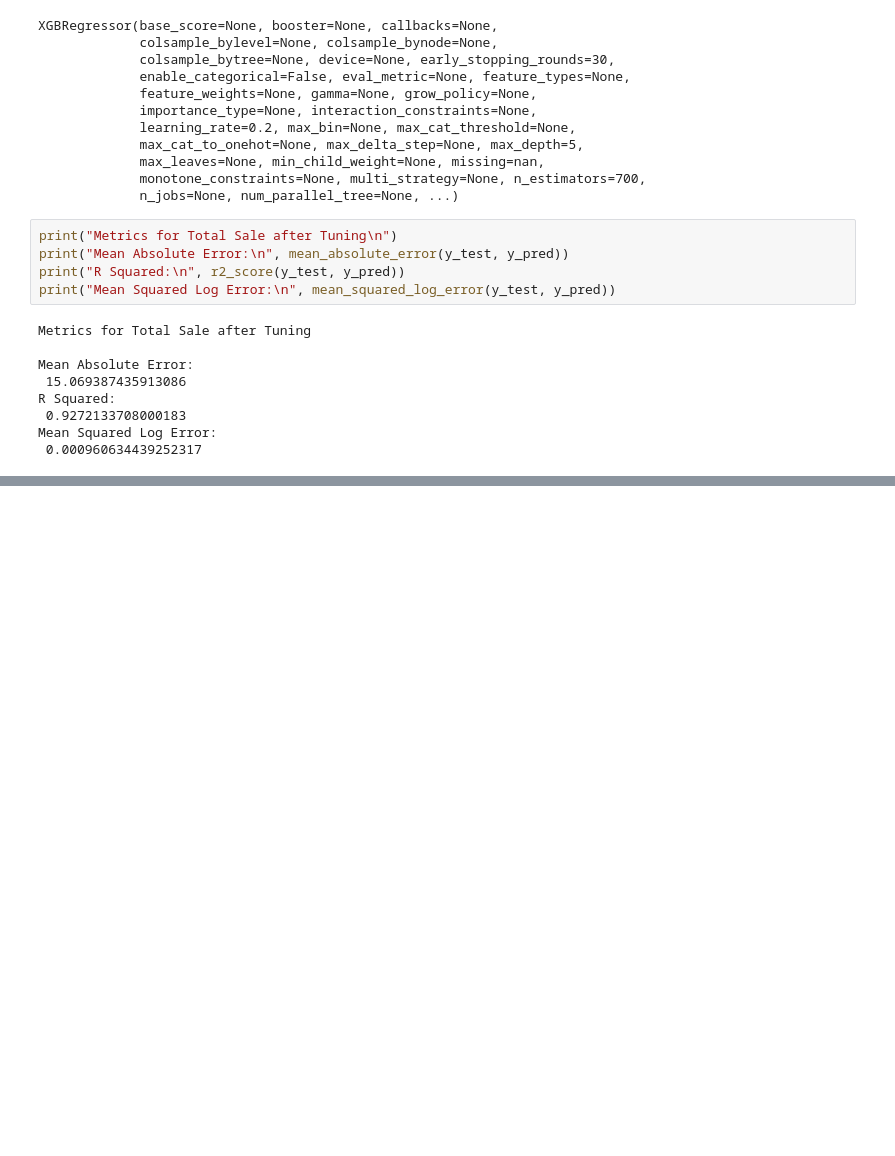
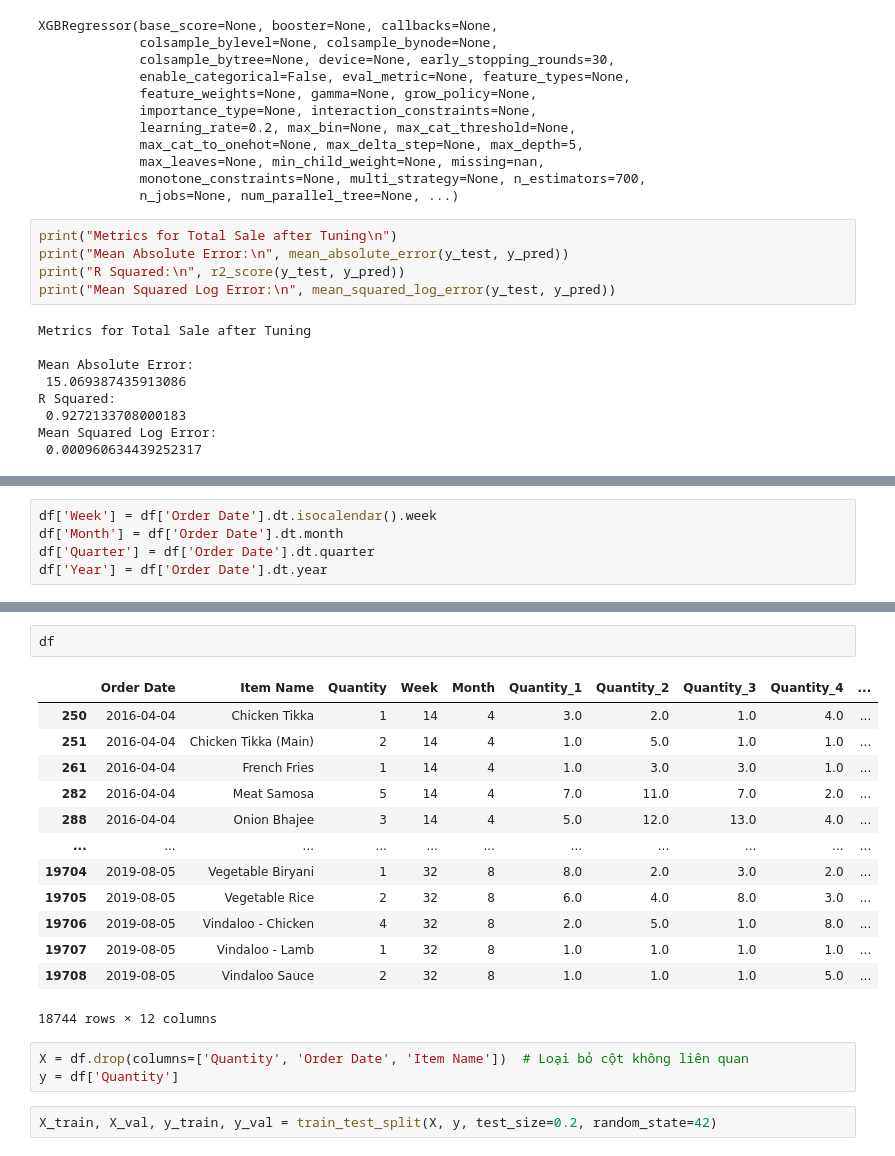
Before and after one commit to HoangUkr/Sale_Forecasting, a Jupyter notebook: Time Series Training.ipynb, the cells around one changed output, grey strips where cells are left out. Cells and saved outputs as stored; diff of their text form; blank space fills up the shorter version.

```diff
--- a/Time Series Training.ipynb
+++ b/Time Series Training.ipynb
@@ -558,0 +778,5 @@ import joblib
+# %%
+df['Week'] = df['Order Date'].dt.isocalendar().week
+df['Month'] = df['Order Date'].dt.month
+df['Quarter'] = df['Order Date'].dt.quarter
+df['Year'] = df['Order Date'].dt.year
@@ -558,0 +804,21 @@ import joblib
+# %%
+df
+# %% [output]
+|  | Order Date | Item Name | Quantity | Week | Month | Quantity_1 | Quantity_2 | Quantity_3 | Quantity_4 | ... |
+| 250 | 2016-04-04 | Chicken Tikka | 1 | 14 | 4 | 3.0 | 2.0 | 1.0 | 4.0 | ... |
+| 251 | 2016-04-04 | Chicken Tikka (Main) | 2 | 14 | 4 | 1.0 | 5.0 | 1.0 | 1.0 | ... |
+| 261 | 2016-04-04 | French Fries | 1 | 14 | 4 | 1.0 | 3.0 | 3.0 | 1.0 | ... |
+| 282 | 2016-04-04 | Meat Samosa | 5 | 14 | 4 | 7.0 | 11.0 | 7.0 | 2.0 | ... |
+| 288 | 2016-04-04 | Onion Bhajee | 3 | 14 | 4 | 5.0 | 12.0 | 13.0 | 4.0 | ... |
+| ... | ... | ... | ... | ... | ... | ... | ... | ... | ... | ... |
+| 19704 | 2019-08-05 | Vegetable Biryani | 1 | 32 | 8 | 8.0 | 2.0 | 3.0 | 2.0 | ... |
+| 19705 | 2019-08-05 | Vegetable Rice | 2 | 32 | 8 | 6.0 | 4.0 | 8.0 | 3.0 | ... |
+| 19706 | 2019-08-05 | Vindaloo - Chicken | 4 | 32 | 8 | 2.0 | 5.0 | 1.0 | 8.0 | ... |
+| 19707 | 2019-08-05 | Vindaloo - Lamb | 1 | 32 | 8 | 1.0 | 1.0 | 1.0 | 1.0 | ... |
+| 19708 | 2019-08-05 | Vindaloo Sauce | 2 | 32 | 8 | 1.0 | 1.0 | 1.0 | 5.0 | ... |
+18744 rows × 12 columns
+# %%
+X = df.drop(columns=['Quantity', 'Order Date', 'Item Name'])  # Loại bỏ cột không liên quan
+y = df['Quantity']
+# %%
+X_train, X_val, y_train, y_val = train_test_split(X, y, test_size=0.2, random_state=42)
```
Also changed, not shown: parts of 24 cells of this notebook.
